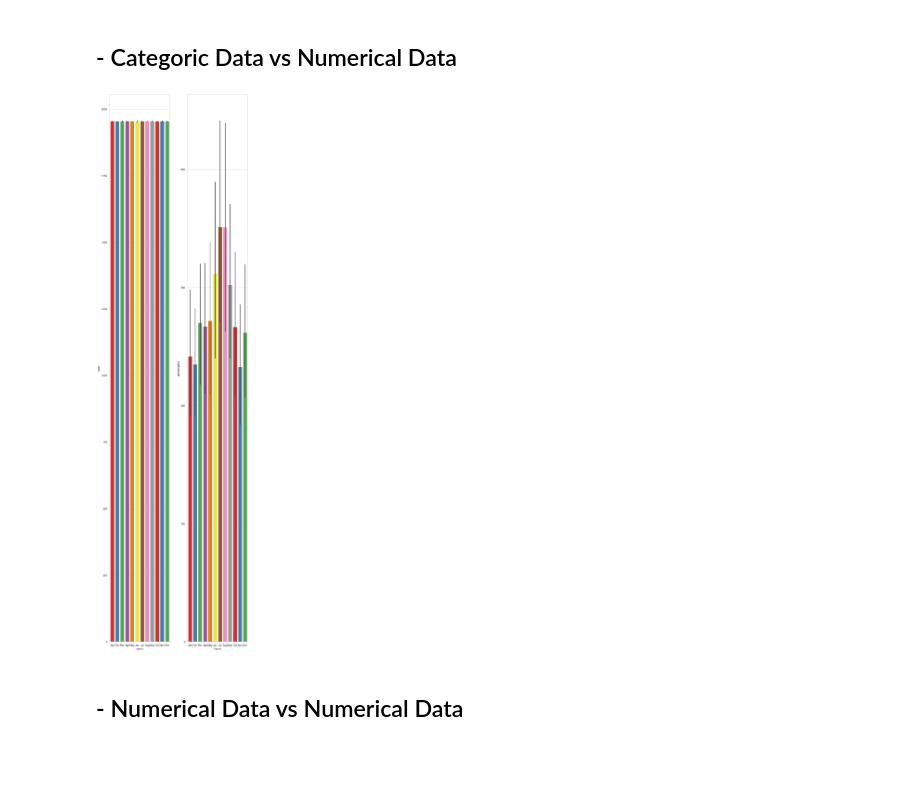
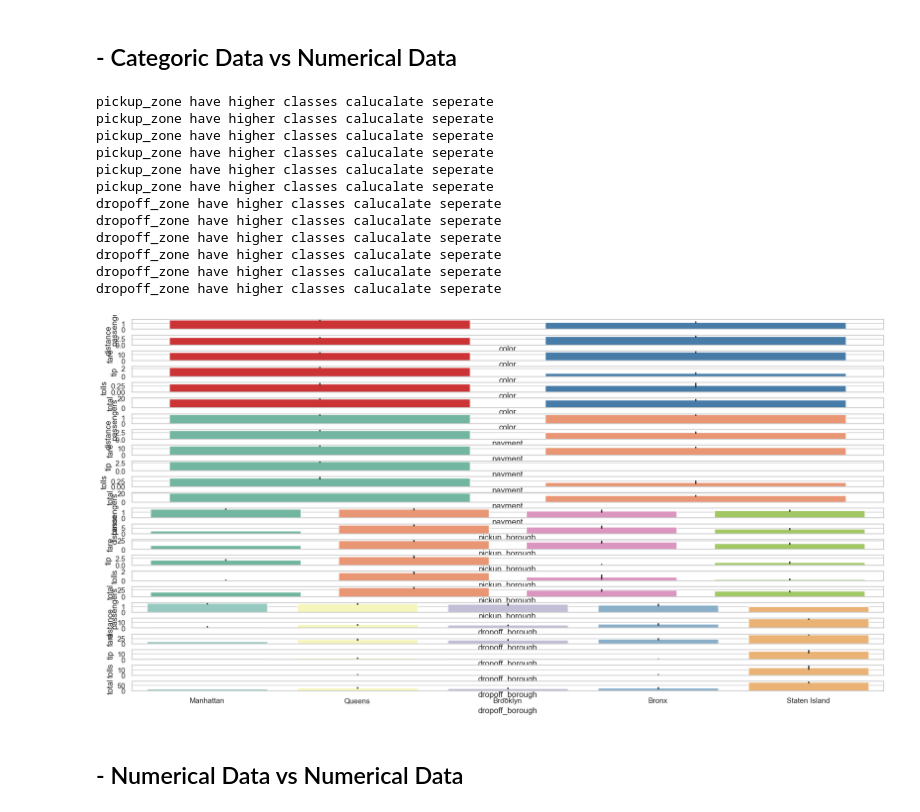
Before and after one commit to saransh-bairagi/Data-Boiler-Plates, a Jupyter notebook: Data_Exploration_Plate.ipynb, the cells around one changed output. Cells and saved outputs as stored; diff of their text form; code cells hidden in the pictures; blank space fills up the shorter version.

```diff
--- a/Data_Exploration_Plate.ipynb
+++ b/Data_Exploration_Plate.ipynb
@@ -89,6 +113,9 @@ n=len(categoric_features)
 plt.figure(figsize=(20, 10))
 print("\033[1mShowing Frequency for each class\033[0m")
 for i in range(len(categoric_features)):
+    if(len(df[categoric_features[i]].unique())>10):
+        print(f"{categoric_features[i]} have higher classes than usual calculate seperately")
+        continue
     plt.subplot(math.ceil(n/2),2,i+1)
     temp=df[categoric_features[i]]
     palette = {category: color for category, color in zip(temp.unique(), sns.color_palette(f"Set{1+(i%3)}", len(temp.unique())))}
@@ -104,24 +133,16 @@ X=df.describe()
 
 # ----------------
 
-def nthmoment(V,n):
-    if(len(V)==0):
-        return -1;
-    mean=np.mean(V)
-    return np.sum((V-mean)**n)/(len(V)+1)
-def kurtosis(V):
-    return nthmoment(V,4)/(nthmoment(V,2)**2)
 for i in range(4):
     dic={}
-    for val in X.columns:
-       dic.update({val:nthmoment(df[val],i+1)})
+    for val in numeric_features:
+       dic.update({val:moment(df[val],i+1)})
     X.loc[f"{i+1}th moment"]=dic
 dic={}
-for val in X.columns:
+for val in numeric_features:
     dic.update({val:kurtosis(df[val])})
 X.loc['Kurtosis']=dic
 def t(kurtosis):
-    kurtosis-=3
     if(abs(kurtosis)<1e-1):
         return "Mesokurtic"
     elif (kurtosis>0):
@@ -129,14 +150,12 @@ def t(kurtosis):
     else:
         return "platokurtic"
 dic={}
-for val in X.columns:
+for val in numeric_features:
     dic.update({val:t(kurtosis(df[val]))})
 X.loc['Type']=dic
-def skewness(V):
-    return nthmoment(V,3)/(np.std(V))
 dic={}
 for val in numeric_features:
-    dic.update({val:skewness(df[val])})
+    dic.update({val:skew(df[val])})
 X.loc['Skewness']=dic
 # -------------
 
@@ -250,6 +310,12 @@ num_rows = num_features // 2 + num_features % 2  # Calculate the number of rows
 plt.figure(figsize=(10, 20))
 
 for idx, (i, j) in enumerate(zip(categoric_features[:-1], categoric_features[1:]), start=1):
+    if(len(df[i].unique())>10):
+        print(f"{i} have higher classes than usual calculate seperately")
+        continue
+    if(len(df[j].unique())>10):
+        print(f"{j} have higher classes than usual calculate seperately")
+        continue
     plt.subplot(num_rows, 2, idx)
     cross_tab = pd.crosstab(df[i], df[j])
     cross_tab.plot(kind='bar', ax=plt.gca(), legend=True)
@@ -271,6 +340,12 @@ num_rows = num_features // 2 + num_features % 2  # Calculate the number of rows
 plt.figure(figsize=(10, 20))
 
 for idx, (i, j) in enumerate(zip(categoric_features[:-1], categoric_features[1:]), start=1):
+    if(len(df[i].unique())>10):
+        print(f"{i} have higher classes than usual calculate seperately")
+        continue
+    if(len(df[j].unique())>10):
+        print(f"{j} have higher classes than usual calculate seperately")
+        continue
     plt.subplot(num_rows, 2, idx)
     cross_tab = pd.crosstab(df[i], df[j])
     sns.heatmap(cross_tab)
@@ -287,20 +362,35 @@ plt.show()
 ## - Categoric Data vs Numerical Data
 # %%
 idx = 1
-plt.figure(figsize=(10, 40))
+plt.figure(figsize=(20, 15))
 
 n = len(categoric_features) * len(numeric_features)
 for i in range(len(categoric_features)):
     for j in range(len(numeric_features)):
-        plt.subplot(math.ceil(n / 2), 2, idx)
+        if(len(df[categoric_features[i]].unique())>10):
+            print(f"{categoric_features[i]} have higher classes calucalate seperate")
+            continue
+        plt.subplot(n, 1, idx)
         idx += 1
         temp = df[categoric_features[i]]
         palette = {category: color for category, color in zip(temp.unique(), sns.color_palette(f"Set{1 + (i % 3)}", len(temp.unique())))}
         sns.barplot(x=categoric_features[i], y=numeric_features[j], data=df, palette=palette,hue=temp,legend=False)
         plt.subplots_adjust(hspace=0.6, wspace=0.3)
 plt.show()
 # %% [output]
+pickup_zone have higher classes calucalate seperate
+pickup_zone have higher classes calucalate seperate
+pickup_zone have higher classes calucalate seperate
+pickup_zone have higher classes calucalate seperate
+pickup_zone have higher classes calucalate seperate
+pickup_zone have higher classes calucalate seperate
+dropoff_zone have higher classes calucalate seperate
+dropoff_zone have higher classes calucalate seperate
+dropoff_zone have higher classes calucalate seperate
+dropoff_zone have higher classes calucalate seperate
+dropoff_zone have higher classes calucalate seperate
+dropoff_zone have higher classes calucalate seperate
-[figure, old version]
+[figure, new version]
 # %% [markdown]
 ## - Numerical Data vs Numerical Data
 # %%
```
Also changed, not shown: parts of 22 cells of this notebook.
